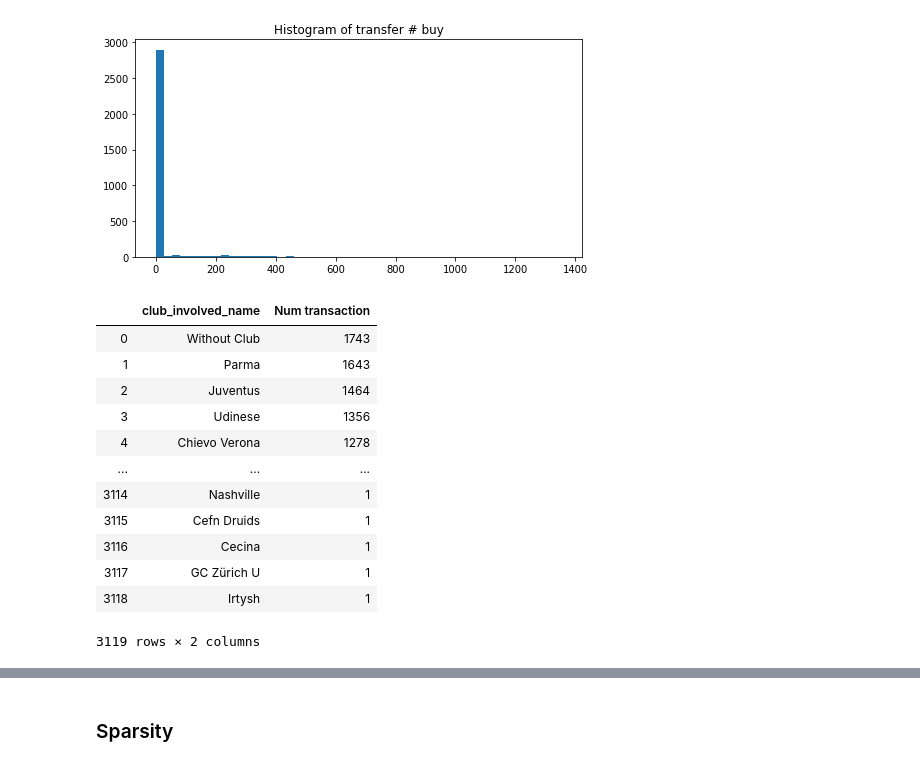
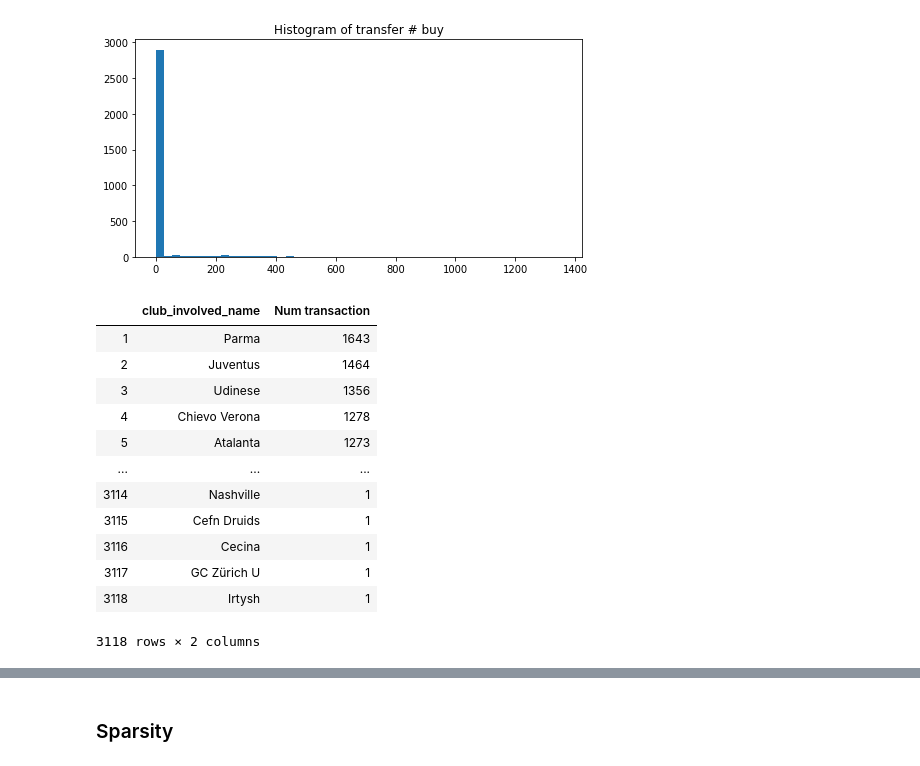
Before and after one commit to Saibo-creator/ntds_project, a Jupyter notebook: network.build.ipynb, the cells around one changed output, grey strips where cells are left out. Drawn from its saved outputs; the diff is of its cells as text; code cells hidden in the pictures.

```diff
--- a/network.build.ipynb
+++ b/network.build.ipynb
@@ -127,6 +139,6 @@ transfer_span.head()
 # %%
 #introduce club score data scraped from https://projects.fivethirtyeight.com/global-club-soccer-rankings/
-pkl_file = open('club_score_df.pkl','rb')
+pkl_file = open('./temporary_pkl/club_score_df.pkl','rb')
 club_score_df = pickle.load(pkl_file)
 pkl_file.close()
 # %%
@@ -154,7 +203,7 @@ transfer_span=transfer_span.merge(club_score_df,left_on='club_involved_name',rig
 transfer_span.rename({'score':'club_involved_score'},axis='columns',inplace=True)
 transfer_span.drop(columns='club',inplace=True)
 # %%
-pkl_file = open('avrg_sc_by_league_dict.pkl','rb')
+pkl_file = open('./temporary_pkl/avrg_sc_by_league_dict.pkl','rb')
 avrg_sc_by_league_dict = pickle.load(pkl_file)
 pkl_file.close()
 # %%
@@ -348,25 +397,25 @@ plt.hist(adjacency.sum(axis=1),bins=50);
 # %%
 #trading=selling+buying
 trading=selling+buying
 trading.sort_values(ascending=False).head(15)
 trading_rank_df=pd.DataFrame(trading.sort_values(ascending=False).reset_index())
 trading_rank_df.columns=['club_involved_name','Num transaction']
-#selling_rank.drop([0],inplace=True)
+trading_rank_df.drop([0],inplace=True)
 trading_rank_df
 # %% [output]
 |  | club_involved_name | Num transaction |
-| 0 | Without Club | 1743 |
 | 1 | Parma | 1643 |
 | 2 | Juventus | 1464 |
 | 3 | Udinese | 1356 |
 | 4 | Chievo Verona | 1278 |
+| 5 | Atalanta | 1273 |
 | ... | ... | ... |
 | 3114 | Nashville | 1 |
 | 3115 | Cefn Druids | 1 |
 | 3116 | Cecina | 1 |
 | 3117 | GC Zürich U | 1 |
 | 3118 | Irtysh | 1 |
-3119 rows × 2 columns
+3118 rows × 2 columns
 # %%
 plt.figure(1, figsize=(8, 4))
 plt.title("Histogram of transfer # trading")
```
Also changed, not shown: parts of 16 cells of this notebook, 6 other files.
